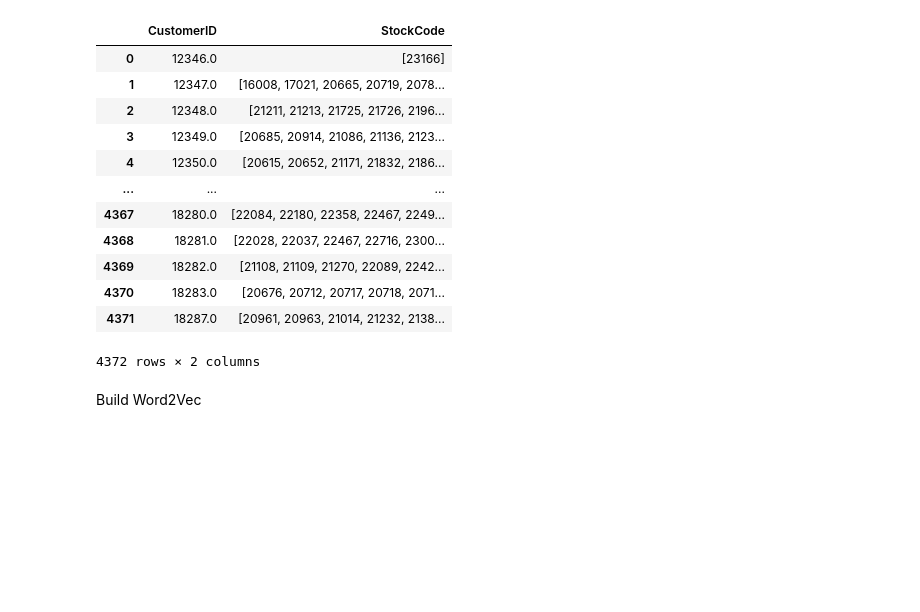
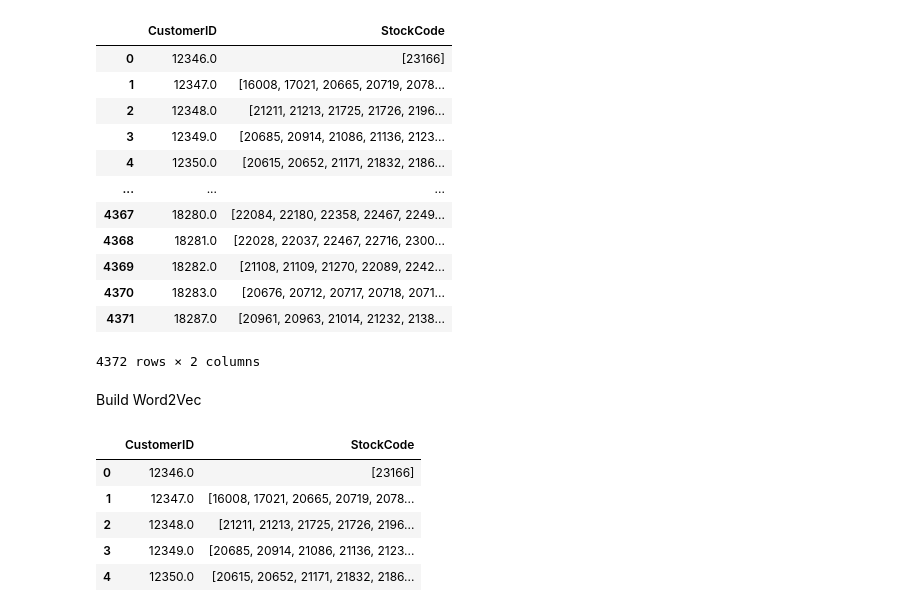
Before and after one commit to ChrisSpescha/Natural_Language_Processing, a Jupyter notebook: Retail_Recommender/Online_Retail.ipynb, the cells around one changed output. Cells and saved outputs as stored; diff of their text form; code cells hidden in the pictures; blank space fills up the shorter version.

Commit message:
Embedded StockCodes

```diff
--- a/Retail_Recommender/Online_Retail.ipynb
+++ b/Retail_Recommender/Online_Retail.ipynb
@@ -63,0 +95,9 @@ Build Word2Vec
+# %%
+final.head()
+# %% [output]
+|  | CustomerID | StockCode |
+| 0 | 12346.0 | [23166] |
+| 1 | 12347.0 | [16008, 17021, 20665, 20719, 2078... |
+| 2 | 12348.0 | [21211, 21213, 21725, 21726, 2196... |
+| 3 | 12349.0 | [20685, 20914, 21086, 21136, 2123... |
+| 4 | 12350.0 | [20615, 20652, 21171, 21832, 2186... |
```
Also changed, not shown: parts of 8 cells of this notebook, 1 other file.
